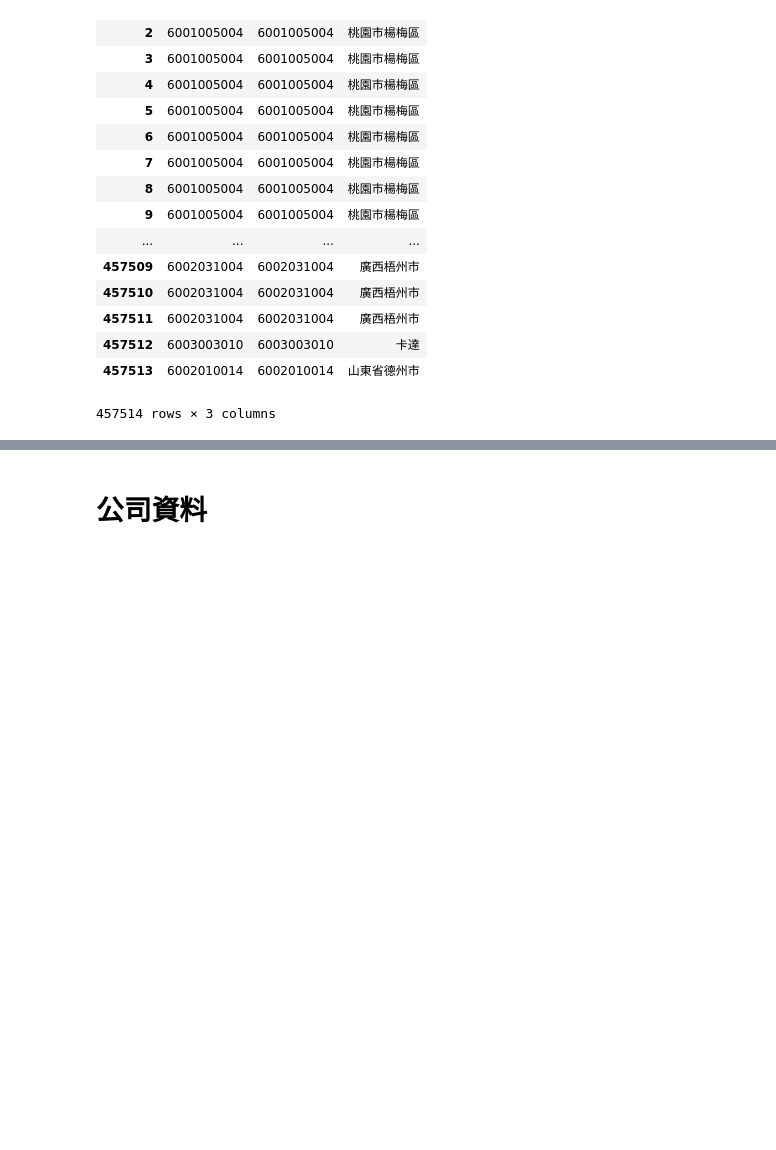
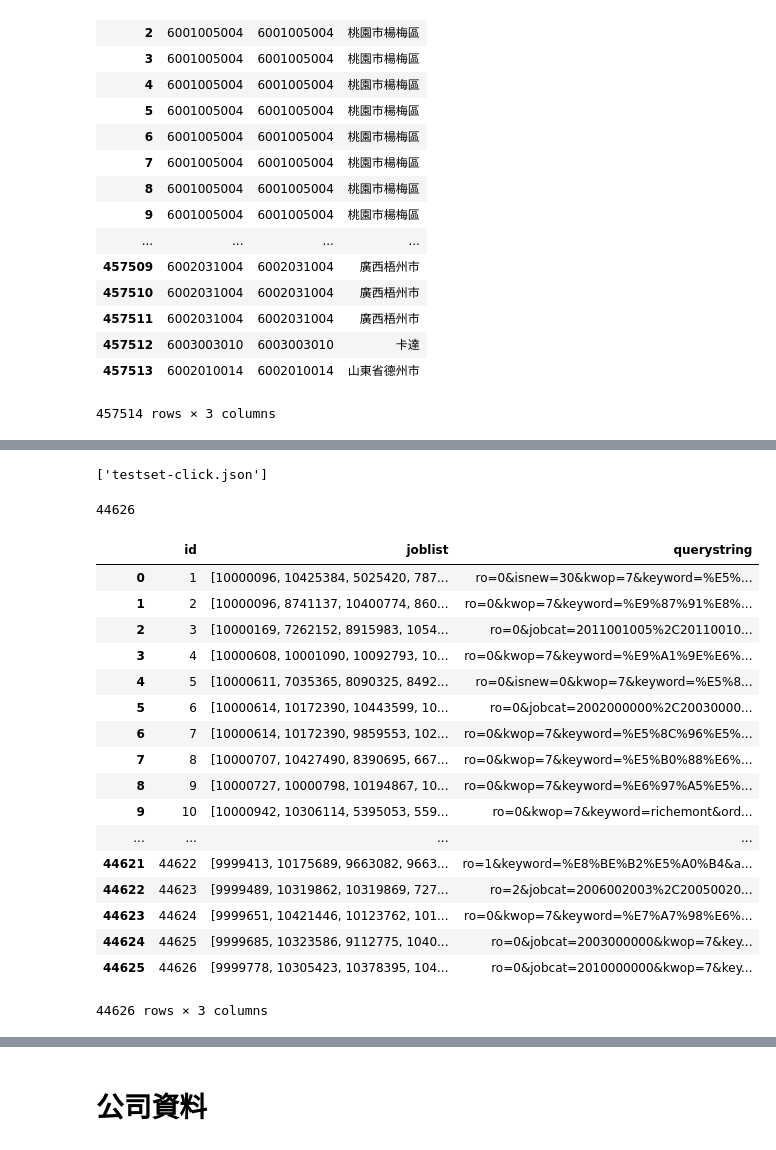
Before and after one commit to kuonumber/201807_104_hr_bank, a Jupyter notebook: 20180710_104_資料清理.ipynb, the cells around one changed output, grey strips where cells are left out. Saved outputs shown, nothing was run; the diff lists cells and outputs as text; code cells hidden in the pictures; blank space fills up the shorter version.

```diff
--- a/20180710_104_資料清理.ipynb
+++ b/20180710_104_資料清理.ipynb
@@ -96,0 +239,40 @@ s['類目名稱'].value_counts().to_csv('./20180711_工作的地區次數分配
+# %%
+os.listdir(hdd_path)
+# %% [output]
+['testset-click.json']
+# %%
+testset_click = ! cat /media/kuo/bfddc57d-b35d-4995-82c5-a2945d092417/home/hao-chieh/venv/201807_黑客松_104_人力銀行/testset-click.json | sed "s/$(echo -ne $'\u2028')//g"
+# %%
+list_correct_parsed_lines = []
+list_wrong_parsed_lines = []
+for json_line in testset_click:
+    try:
+        list_correct_parsed_lines.append(json.loads(json_line))
+    except:
+#         print(json_line)
+        list_wrong_parsed_lines.append(json_line)
+# %%
+len(list_correct_parsed_lines)
+# %% [output]
+44626
+# %%
+pd.DataFrame(list_correct_parsed_lines)
+# %% [output]
+|  | id | joblist | querystring |
+| 0 | 1 | [10000096, 10425384, 5025420, 787... | ro=0&isnew=30&kwop=7&keyword=%E5%... |
+| 1 | 2 | [10000096, 8741137, 10400774, 860... | ro=0&kwop=7&keyword=%E9%87%91%E8%... |
+| 2 | 3 | [10000169, 7262152, 8915983, 1054... | ro=0&jobcat=2011001005%2C20110010... |
+| 3 | 4 | [10000608, 10001090, 10092793, 10... | ro=0&kwop=7&keyword=%E9%A1%9E%E6%... |
+| 4 | 5 | [10000611, 7035365, 8090325, 8492... | ro=0&isnew=0&kwop=7&keyword=%E5%8... |
+| 5 | 6 | [10000614, 10172390, 10443599, 10... | ro=0&jobcat=2002000000%2C20030000... |
+| 6 | 7 | [10000614, 10172390, 9859553, 102... | ro=0&kwop=7&keyword=%E5%8C%96%E5%... |
+| 7 | 8 | [10000707, 10427490, 8390695, 667... | ro=0&kwop=7&keyword=%E5%B0%88%E6%... |
+| 8 | 9 | [10000727, 10000798, 10194867, 10... | ro=0&kwop=7&keyword=%E6%97%A5%E5%... |
+| 9 | 10 | [10000942, 10306114, 5395053, 559... | ro=0&kwop=7&keyword=richemont&ord... |
+| ... | ... | ... | ... |
+| 44621 | 44622 | [9999413, 10175689, 9663082, 9663... | ro=1&keyword=%E8%BE%B2%E5%A0%B4&a... |
+| 44622 | 44623 | [9999489, 10319862, 10319869, 727... | ro=2&jobcat=2006002003%2C20050020... |
+| 44623 | 44624 | [9999651, 10421446, 10123762, 101... | ro=0&kwop=7&keyword=%E7%A7%98%E6%... |
+| 44624 | 44625 | [9999685, 10323586, 9112775, 1040... | ro=0&jobcat=2003000000&kwop=7&key... |
+| 44625 | 44626 | [9999778, 10305423, 10378395, 104... | ro=0&jobcat=2010000000&kwop=7&key... |
+44626 rows × 3 columns
```
Also changed, not shown: parts of 26 cells of this notebook, 2 other files.
